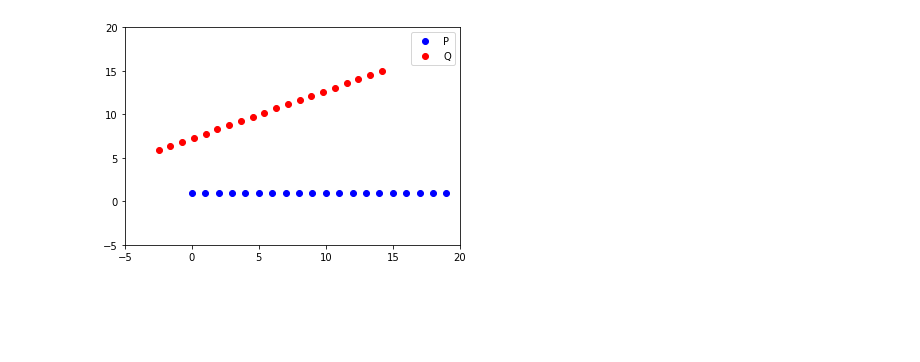
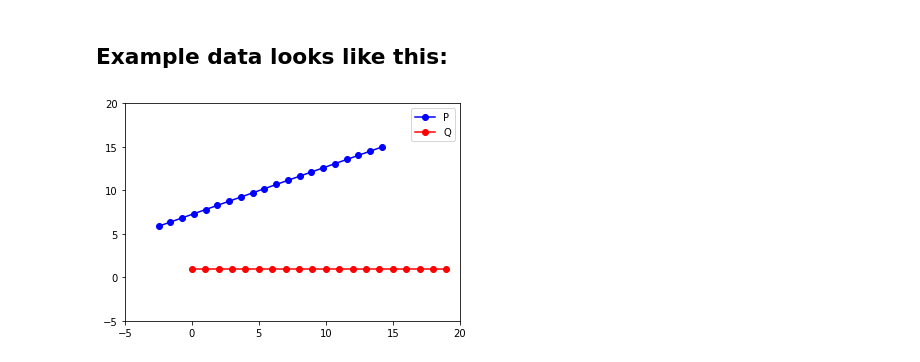
Before and after one commit to niosus/notebooks, a Jupyter notebook: icp.ipynb, the cells around one changed output. Drawn from its saved outputs; the diff is of its cells as text; code cells hidden in the pictures; blank space fills up the shorter version.

```diff
--- a/icp.ipynb
+++ b/icp.ipynb
@@ -4,34 +21,32 @@ This notebook is all about ICP and it's different implementations. It should be
+# %%
+# plot the data
+def plot_data(data_1, data_2, label_1='P', label_2='Q', xlim=[-5, 20], ylim=[-5, 20]):
+    fig = plt.figure()
+    ax = fig.add_subplot(111)
+    ax.set_xlim(xlim)
+    ax.set_ylim(ylim)
+    x_p, y_p = data_1.A
+    x_q, y_q = data_2.A
+    ax.plot(x_p, y_p, color='blue', marker='o', label=label_1)
+    ax.plot(x_q, y_q, color='red', marker='o', label=label_2)
+    ax.legend()
+    return ax
+# %% [markdown]
+## Example data looks like this: ##
 # %%
-import numpy as np
-import matplotlib.pyplot as plt
-from math import sin, cos
-from IPython.display import display, Math, Latex, Markdown
 # initialize pertrubation rotation
 angle = 0.5
 R_true = np.mat([[cos(angle), -sin(angle)],
-               [sin(angle),  cos(angle)]])
+                 [sin(angle),  cos(angle)]])
 t_true = np.mat([[-2], [5]])
 
 # generate data as a list of 2d points
 num_points = 20
-P = np.mat(np.ones((2, num_points)))
-P[0, :] = range(0, num_points)
-Q = R_true * P + t_true
-
-# plot the data
-def plot_data(P, Q, xlim=[-5, 20], ylim=[-5, 20]):
-    fig = plt.figure()
-    ax = fig.add_subplot(111)
-    ax.set_xlim(xlim)
-    ax.set_ylim(ylim)
-    x_p, y_p = P.A
-    x_q, y_q = Q.A
-    ax.plot(x_p, y_p, 'bo', label="P")
-    ax.plot(x_q, y_q, 'ro', label="Q")
-    ax.legend()
-    return ax
+Q = np.mat(np.ones((2, num_points)))
+Q[0, :] = range(0, num_points)
+P = R_true * Q + t_true
 
 plot_data(P, Q)
 plt.show()
 # %% [output]
-[figure, old version]
+[figure, new version]
```
Also changed, not shown: parts of 17 cells of this notebook.
